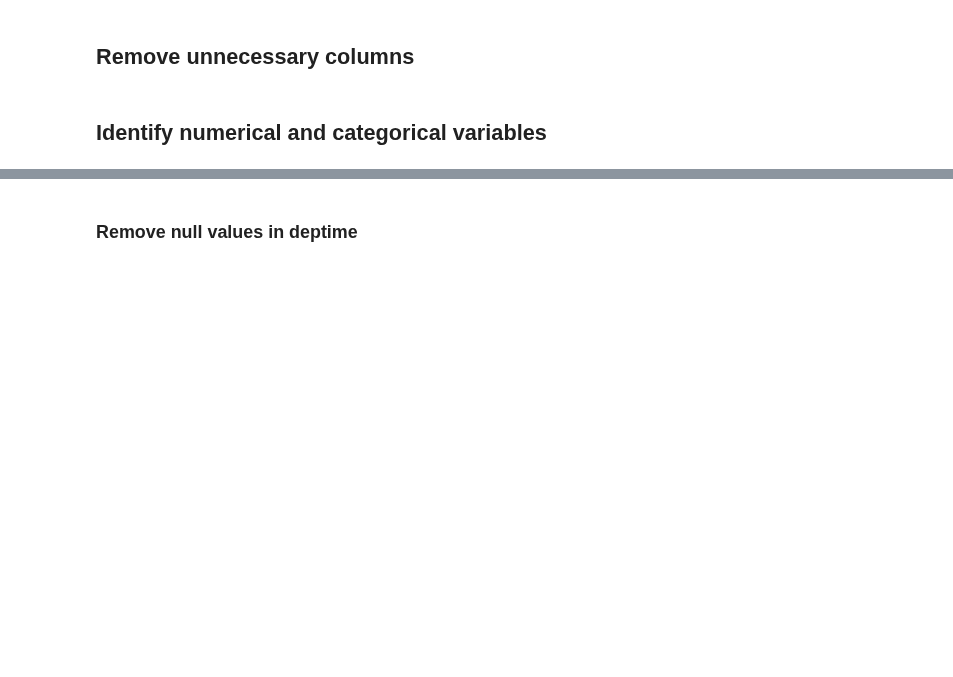
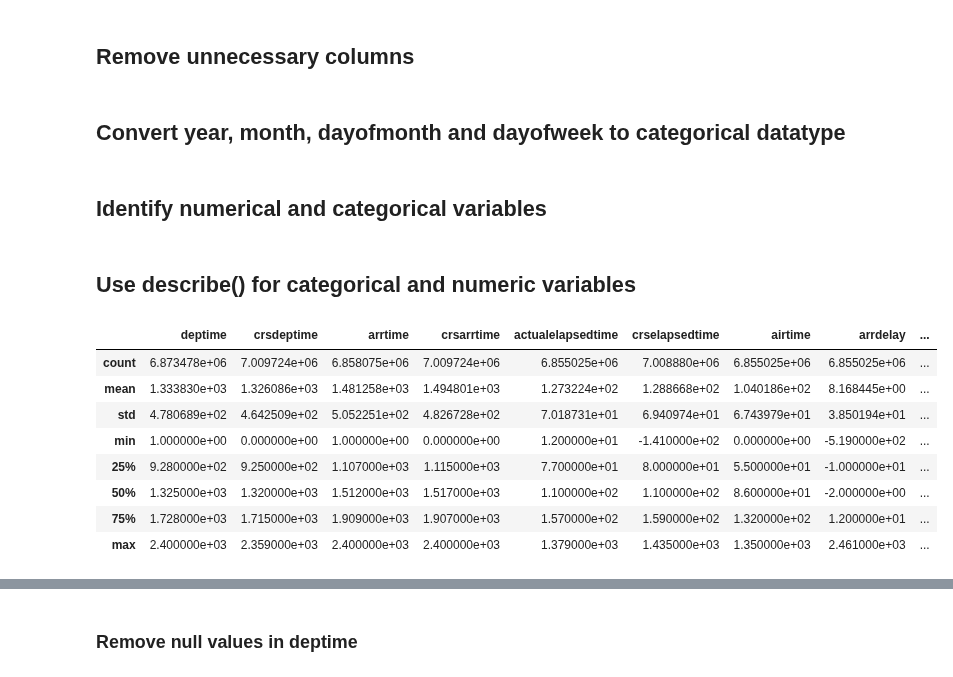
Before and after one commit to command7/exploratory_data_analysis, a Jupyter notebook: Analysis.ipynb, the cells around one changed output, grey strips where cells are left out. Cells and saved outputs as stored; diff of their text form; code cells hidden in the pictures; blank space fills up the shorter version.

Commit message:
Feat: Convert year, month and day to categorical variables

```diff
--- a/Analysis.ipynb
+++ b/Analysis.ipynb
@@ -132,9 +132,30 @@ Index(['year', 'month', 'dayofmonth', 'dayofweek', 'deptime', 'crsdeptime',
 ## Remove unnecessary columns
 # %%
 flights_data.drop(["flightnum", "tailnum", "flightnum"] ,axis=1, inplace=True)
+# %% [markdown]
+## Convert year, month, dayofmonth and dayofweek to categorical datatype
+# %%
+flights_data["year"] = flights_data.year.astype("category")
+flights_data["month"] = flights_data.month.astype("category")
+flights_data["dayofmonth"] = flights_data.dayofmonth.astype("category")
+flights_data["dayofweek"] = flights_data.dayofweek.astype("category")
 # %% [markdown]
 ## Identify numerical and categorical variables
 # %%
 category_vars = ["year", "month", "dayofmonth", "dayofweek", "cancelled", "cancellationcode"]
 numeric_vars = ["actualelapsedtime", "crselapsedtime", "airtime", "arrdelay", "depdelay", "distance",\
                "taxiin", "taxiout", "carrierdelay", "weatherdelay", "nasdelay", "securitydelay", "lateaircraftdelay"]
+# %% [markdown]
+## Use describe() for categorical and numeric variables
+# %%
+flights_data.describe(include = [np.number])
+# %% [output]
+|  | deptime | crsdeptime | arrtime | crsarrtime | actualelapsedtime | crselapsedtime | airtime | arrdelay | ... |
+| count | 6.873478e+06 | 7.009724e+06 | 6.858075e+06 | 7.009724e+06 | 6.855025e+06 | 7.008880e+06 | 6.855025e+06 | 6.855025e+06 | ... |
+| mean | 1.333830e+03 | 1.326086e+03 | 1.481258e+03 | 1.494801e+03 | 1.273224e+02 | 1.288668e+02 | 1.040186e+02 | 8.168445e+00 | ... |
+| std | 4.780689e+02 | 4.642509e+02 | 5.052251e+02 | 4.826728e+02 | 7.018731e+01 | 6.940974e+01 | 6.743979e+01 | 3.850194e+01 | ... |
+| min | 1.000000e+00 | 0.000000e+00 | 1.000000e+00 | 0.000000e+00 | 1.200000e+01 | -1.410000e+02 | 0.000000e+00 | -5.190000e+02 | ... |
+| 25% | 9.280000e+02 | 9.250000e+02 | 1.107000e+03 | 1.115000e+03 | 7.700000e+01 | 8.000000e+01 | 5.500000e+01 | -1.000000e+01 | ... |
+| 50% | 1.325000e+03 | 1.320000e+03 | 1.512000e+03 | 1.517000e+03 | 1.100000e+02 | 1.100000e+02 | 8.600000e+01 | -2.000000e+00 | ... |
+| 75% | 1.728000e+03 | 1.715000e+03 | 1.909000e+03 | 1.907000e+03 | 1.570000e+02 | 1.590000e+02 | 1.320000e+02 | 1.200000e+01 | ... |
+| max | 2.400000e+03 | 2.359000e+03 | 2.400000e+03 | 2.400000e+03 | 1.379000e+03 | 1.435000e+03 | 1.350000e+03 | 2.461000e+03 | ... |
```
Also changed, not shown: parts of 2 cells of this notebook.
